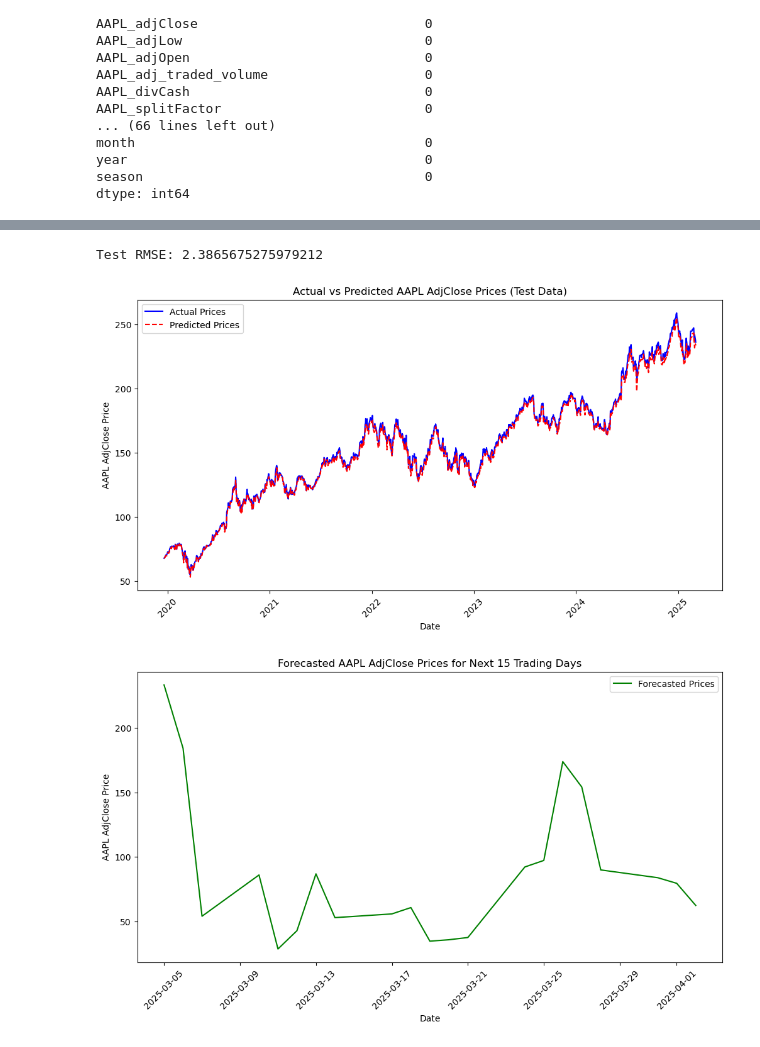
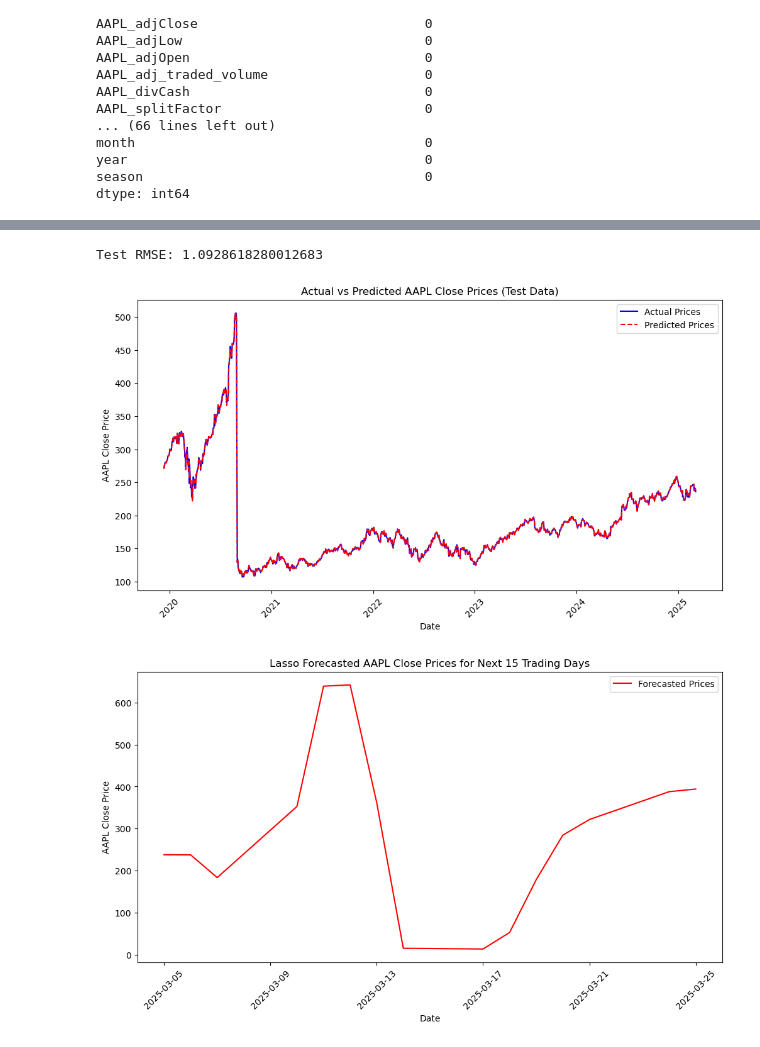
Before and after one commit to Donerne/6300-Data-Project, a Jupyter notebook: data_cleaning_modelling.ipynb, the cells around one changed output, grey strips where cells are left out. Drawn from its saved outputs; the diff is of its cells as text; code cells hidden in the pictures.

```diff
--- a/data_cleaning_modelling.ipynb
+++ b/data_cleaning_modelling.ipynb
@@ -865,9 +909,9 @@ def created_lagged_features_daily(data, target_col, external_features, max_lag=6
 
     return df
 # %%
-external_features = [ 'Silver_price', 'inflationRate', 'Gold_price', 'NVDA_stock_news_sentiment', 'AAPL_stock_news_sentiment']
+external_features = [ 'Silver_price', 'inflationRate', 'NVDA_stock_news_sentiment', 'Gold_price', 'AAPL_stock_news_sentiment']
 
-aapl_data = created_lagged_features_daily(aapl_data, 'AAPL_adjClose', external_features=external_features)
+aapl_data = created_lagged_features_daily(aapl_data, 'AAPL_close', external_features=external_features)
 
 aapl_data['day'] = aapl_data['date'].dt.day
 
@@ -939,14 +986,14 @@ test_data = aapl_data[aapl_data['date'] > split_date]
 
 
 # creating response and predictor features
-X = train_data.drop(columns=["AAPL_adjClose"])
-y = train_data["AAPL_adjClose"]
+X = train_data.drop(columns=["AAPL_close"])
+y = train_data["AAPL_close"]
 
-x_test = test_data.drop(columns=['AAPL_adjClose'])
-y_test = test_data['AAPL_adjClose']
+x_test = test_data.drop(columns=['AAPL_close'])
+y_test = test_data['AAPL_close']
 # %%
-# Creating folds for cross-validation
-K = 10
+# Creating folds for cross-validation to determine optimum Lasso
+K = 5
 kfold = skm.KFold(K,
                   random_state=0,
                   shuffle=True)
@@ -955,10 +1002,10 @@ kfold = skm.KFold(K,
 X["date"] = X["date"].astype('int64') // 10**9  # Converts to Unix timestamp (seconds)
 
 # Setting up cross-validated Lasso Model
-lassoCV = LassoCV(alphas=np.logspace(-4, 3, 180), # Creating range of alphas from 0.0001 to 1000 for 180 evenly spaced samples
+lassoCV = LassoCV(alphas=np.logspace(-5, 2, 150), # Creating range of alphas from 0.00001 to 10000 for 180 evenly spaced samples
                   cv=kfold,
                   random_state=1,
-                  max_iter= 25000,
+                  max_iter= 50000,
                   n_jobs=-1)
 
 # Fitting a lasso model on training X and Y values
@@ -1062,10 +1094,8 @@ Validation RMSE: 0.8933882076633065
 # %%
-x_test = test_data.drop(columns=['AAPL_adjClose'])
-y_test = test_data['AAPL_adjClose']
-
+x_test = test_data.drop(columns=['AAPL_close'])
 x_test["date"] = x_test["date"].astype('int64') // 10**9  # Converts to Unix timestamp (seconds)
 
-# X['date'] = pd.to_datetime(X['date'], unit='s')
+y_test = test_data['AAPL_close']
 
 
 final_lasso.fit(X, y)
@@ -1087,8 +1117,8 @@ sns.lineplot(data=test_results_df, x='Date', y='Actual', label='Actual Prices',
 sns.lineplot(data=test_results_df, x='Date', y='Predicted', label='Predicted Prices', color='red', linestyle='dashed')
 
 plt.xlabel("Date")
-plt.ylabel("AAPL AdjClose Price")
-plt.title("Actual vs Predicted AAPL AdjClose Prices (Test Data)")
+plt.ylabel("AAPL Close Price")
+plt.title("Actual vs Predicted AAPL Close Prices (Test Data)")
 plt.legend()
 plt.xticks(rotation=45)
 plt.show()
@@ -1108,47 +1138,46 @@ last_date = x_test['date'].max()
 future_dates = pd.date_range(start=last_date + pd.Timedelta(days=1), periods=21, freq='B')
 
 
-
 # Initialize the forecast list
-forecast_xgb = []
+forecast_lasso = []
 
 # Use the entire x_test data for the first prediction
 last_known_data = x_test.values
 
-for _ in range(21):  # Forecasting for the next 15 trading days
+for _ in range(15):  # Forecasting for the next 15 trading days
     # Convert Timestamp to numeric (Unix timestamp) if necessary
     if isinstance(last_known_data[0, 0], pd.Timestamp):
         last_known_data[:, 0] = np.array([t.timestamp() for t in last_known_data[:, 0]])
 
      # Ensure data is float type
     last_known_data = last_known_data.astype(float)
 
     # Predict the next value using the entire dataset
     pred = final_lasso.predict(last_known_data)[-1]  # Use the last prediction from the model's output
     pred = max(pred, 0)  # Ensure the prediction is not negative
-    forecast_xgb.append(pred)
+    forecast_lasso.append(pred)
 
     # Append the new prediction to the last_known_data
     new_row = np.roll(last_known_data[-1], -1)  # Shift the last row
     new_row[-1] = pred  # Add the new prediction to the last position
     last_known_data = np.vstack([last_known_data, new_row])  # Append the new row to the dataset
 
 # Create a DataFrame for future dates
-future_df = pd.DataFrame({'date': future_dates[:21],  # Assuming future_dates has at least 15 dates
-                          'forecasted_prices': forecast_xgb})
+future_df = pd.DataFrame({'date': future_dates[:15],  # Assuming future_dates has at least 15 dates
+                          'forecasted_prices': forecast_lasso})
 
 
 # Plot forecasted prices
 plt.figure(figsize=(12, 6))
-sns.lineplot(data=future_df, x='date', y='forecasted_prices', label='Forecasted Prices', color='green')
+sns.lineplot(data=future_df, x='date', y='forecasted_prices', label='Forecasted Prices', color='red')
 
 plt.xlabel("Date")
-plt.ylabel("AAPL AdjClose Price")
-plt.title("Forecasted AAPL AdjClose Prices for Next 15 Trading Days")
+plt.ylabel("AAPL Close Price")
+plt.title("Lasso Forecasted AAPL Close Prices for Next 15 Trading Days")
 plt.legend()
 plt.xticks(rotation=45)
 plt.show()
 # %% [output]
-Test RMSE: 2.3865675275979212
+Test RMSE: 1.0928618280012683
-[figure, old version]
+[figure, new version]
-[figure, old version]
+[figure, new version]
```
Also changed, not shown: parts of 38 cells of this notebook, 8 other files.
